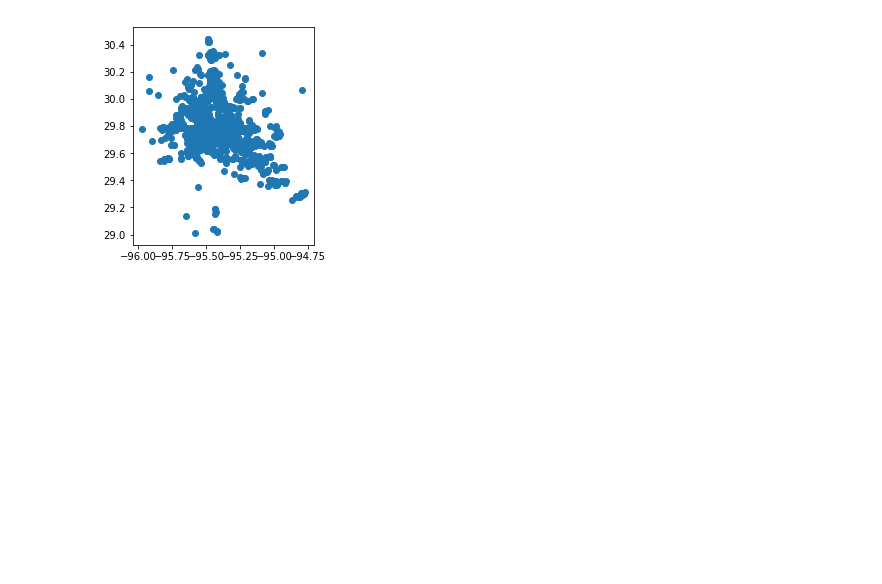
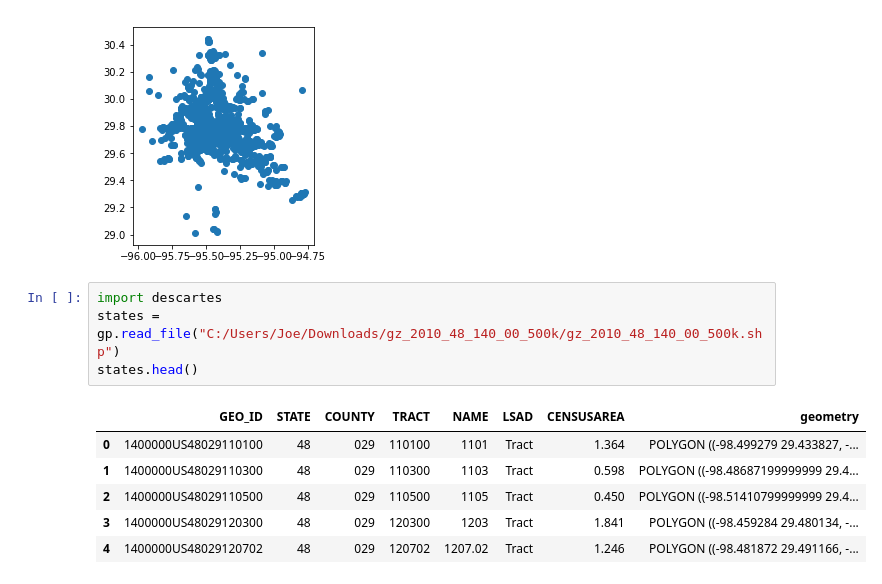
Before and after one commit to jkang1643/GIS, a Jupyter notebook: GIS Mapping.ipynb, the cells around one changed output. Drawn from its saved outputs; the diff is of its cells as text; blank space fills up the shorter version.

```diff
--- a/GIS Mapping.ipynb
+++ b/GIS Mapping.ipynb
@@ -78,3 +58,14 @@ realestatelocations.plot()
 # %% [output]
 <matplotlib.axes._subplots.AxesSubplot at 0x...>
 [figure]
+# %%
+import descartes
+states = gp.read_file("C:/Users/Joe/Downloads/gz_2010_48_140_00_500k/gz_2010_48_140_00_500k.shp")
+states.head()
+# %% [output]
+|  | GEO_ID | STATE | COUNTY | TRACT | NAME | LSAD | CENSUSAREA | geometry |
+| 0 | 1400000US48029110100 | 48 | 029 | 110100 | 1101 | Tract | 1.364 | POLYGON ((-98.499279 29.433827, -... |
+| 1 | 1400000US48029110300 | 48 | 029 | 110300 | 1103 | Tract | 0.598 | POLYGON ((-98.48687199999999 29.4... |
+| 2 | 1400000US48029110500 | 48 | 029 | 110500 | 1105 | Tract | 0.450 | POLYGON ((-98.51410799999999 29.4... |
+| 3 | 1400000US48029120300 | 48 | 029 | 120300 | 1203 | Tract | 1.841 | POLYGON ((-98.459284 29.480134, -... |
+| 4 | 1400000US48029120702 | 48 | 029 | 120702 | 1207.02 | Tract | 1.246 | POLYGON ((-98.481872 29.491166, -... |
```
Also changed, not shown: parts of 6 cells of this notebook, 4 other files.
